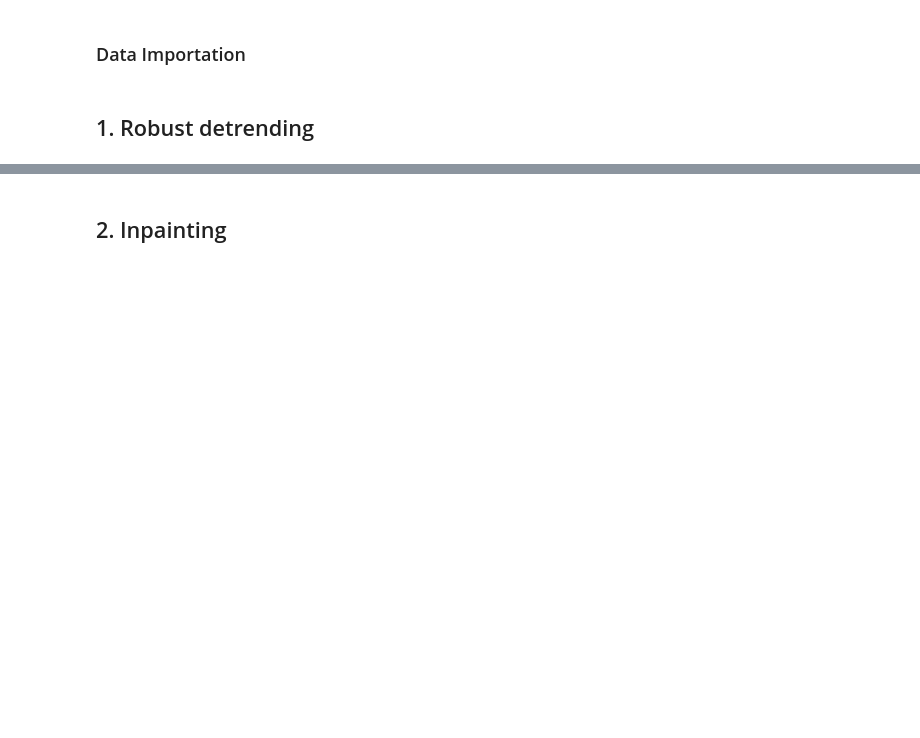
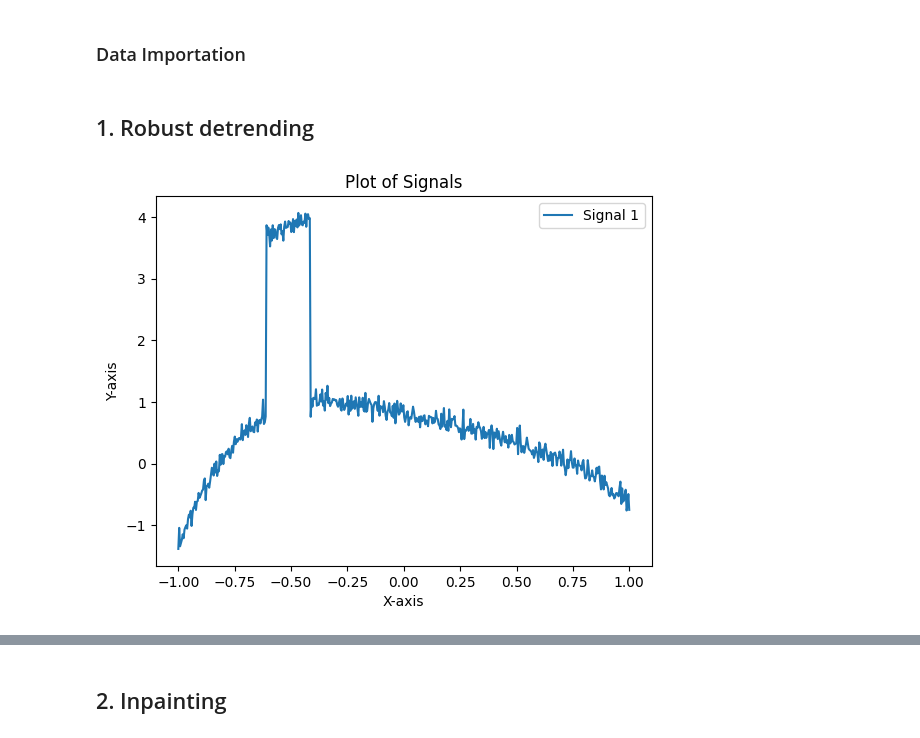
Before and after one commit to alexicanesse/robust-detrending-rereferencing-outlier-detection-and-inpainting-for-multichannel-data, a Jupyter notebook: implementation.ipynb, the cells around one changed output, grey strips where cells are left out. Saved outputs shown, nothing was run; the diff lists cells and outputs as text; code cells hidden in the pictures; blank space fills up the shorter version.

```diff
--- a/implementation.ipynb
+++ b/implementation.ipynb
@@ -11,3 +13,9 @@ import numpy as np
 ### Data Importation
 # %% [markdown]
 ## 1. Robust detrending
+# %%
+xvalues, synthetic_signal, _ = utils.generate_noisy_polynomial(degree=5, noise_level=0.1, num_points=512)
+synthetic_signal[100:150] += 3
+utils.plot_signals(xvalues, [synthetic_signal])
+# %% [output]
+[figure, added]
```
Also changed, not shown: parts of 2 cells of this notebook, 1 other file.
